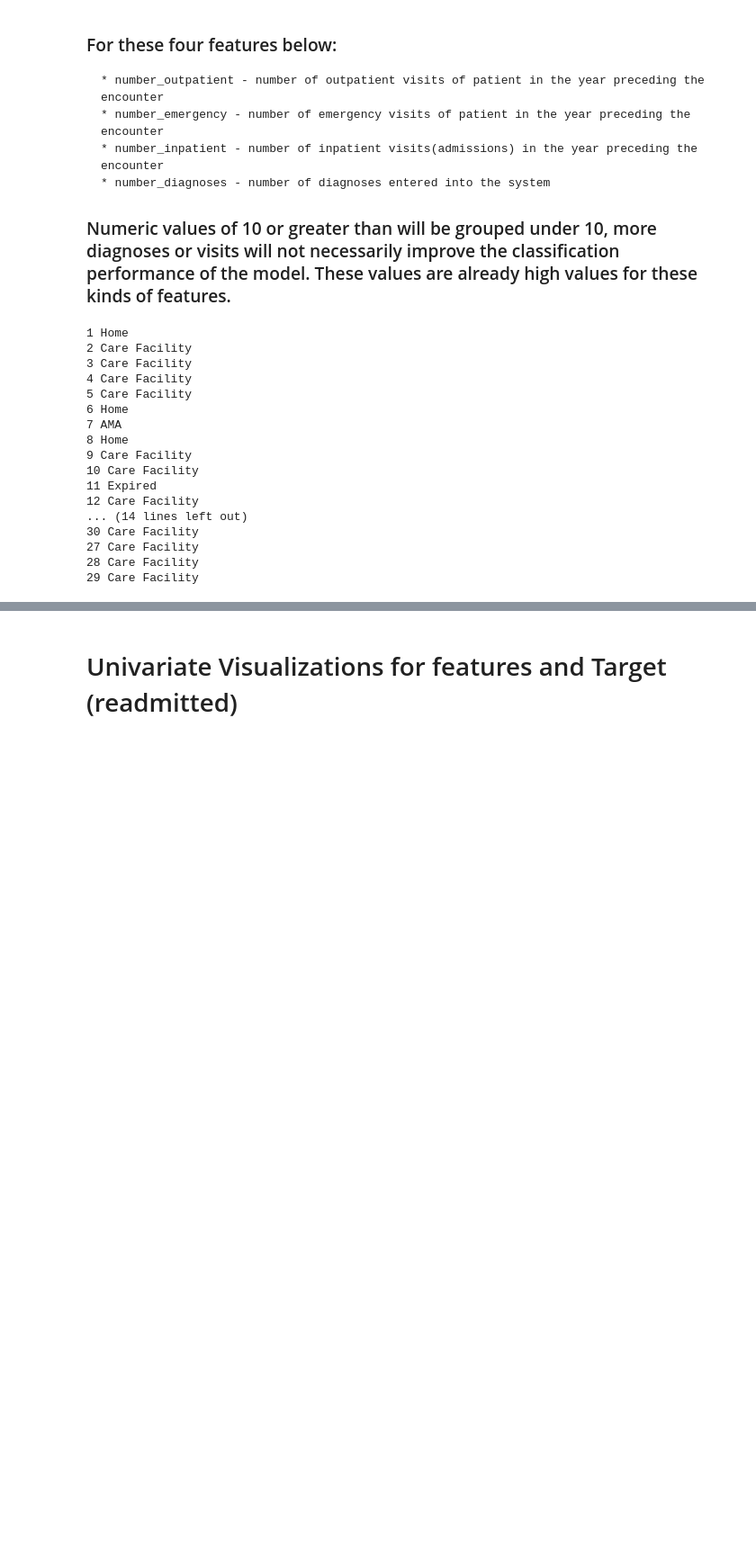
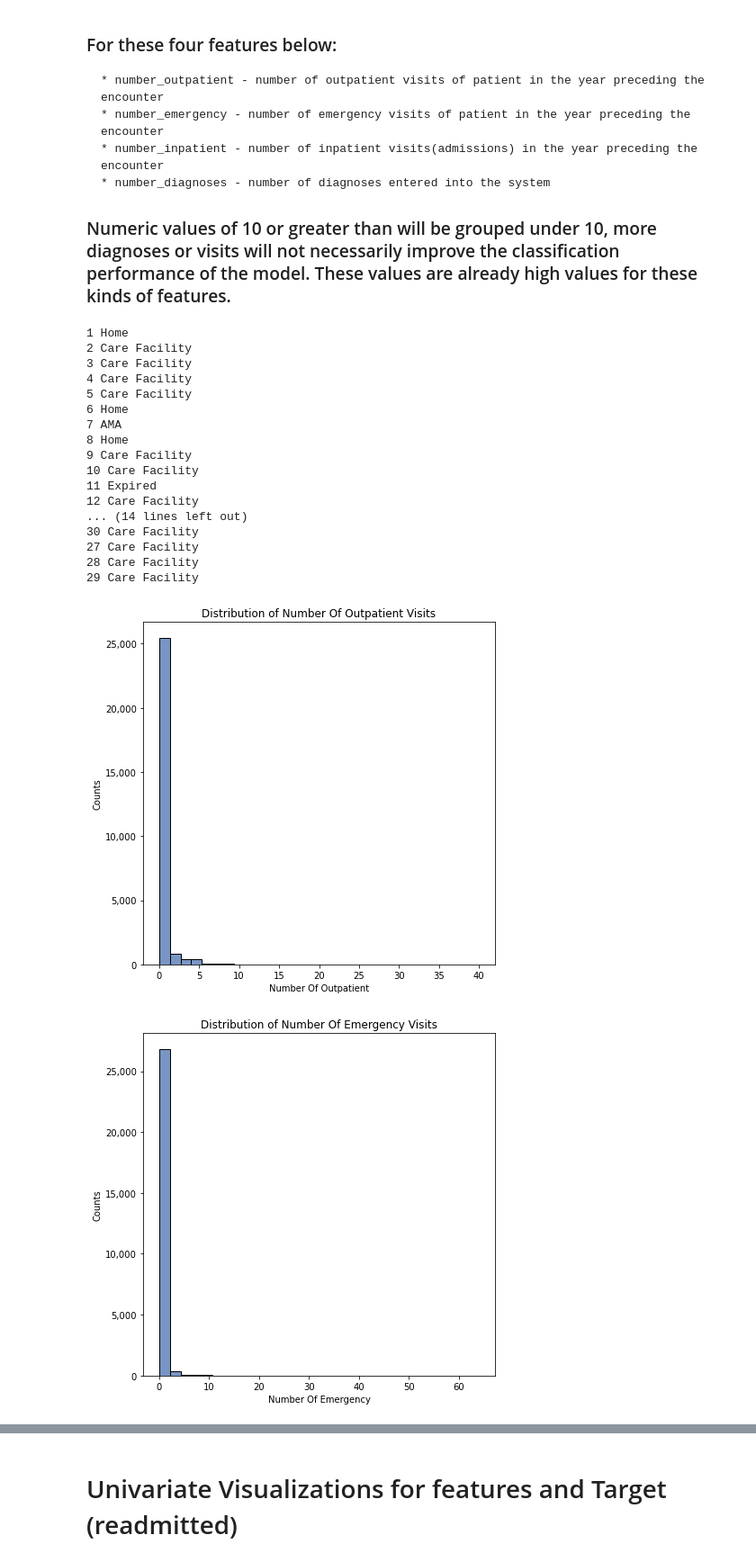
Before and after one commit to michaelakinosho/diabetes_readmission, a Jupyter notebook: diabetes_readmission.ipynb, the cells around one changed output, grey strips where cells are left out. Shown at 90% size. Saved outputs shown, nothing was run; the diff lists cells and outputs as text; code cells hidden in the pictures; blank space fills up the shorter version.

```diff
--- a/diabetes_readmission.ipynb
+++ b/diabetes_readmission.ipynb
@@ -330,3 +355,25 @@ for x in range(0,discharge_df.shape[0]):
 # Once groups are created, drop previous discharge disposition column
 df['discharge_group'] = df['discharge_disposition_id'].map(discharge_disposition_dict)
 df.drop(columns='discharge_disposition_id', inplace=True)
+# %%
+# Creating visualizations of features with outliers
+# Create a number of Histplots
+histplot_features_list = ['number_outpatient',
+                          'number_emergency','number_inpatient']
+for plot in histplot_features_list:
+    plotLbl = plot.replace("number_","number of ")
+    plotLbl = plotLbl.title()
+    create_plots(plot,'blank',
+                 plotLbl,'Counts',
+                 'Distribution of ' + plotLbl + ' Visits','Histplot')
+
+histplot_features_list = ['number_diagnoses']
+for plot in histplot_features_list:
+    plotLbl = plot.replace("number_","number of ")
+    plotLbl = plotLbl.title()
+    create_plots(plot,'blank',
+                 plotLbl,'Counts',
+                 'Distribution of ' + plotLbl ,'Histplot')
+# %% [output]
+[figure, added]
+[figure, added]
```
Also changed, not shown: parts of 59 cells of this notebook, 7 other files.
